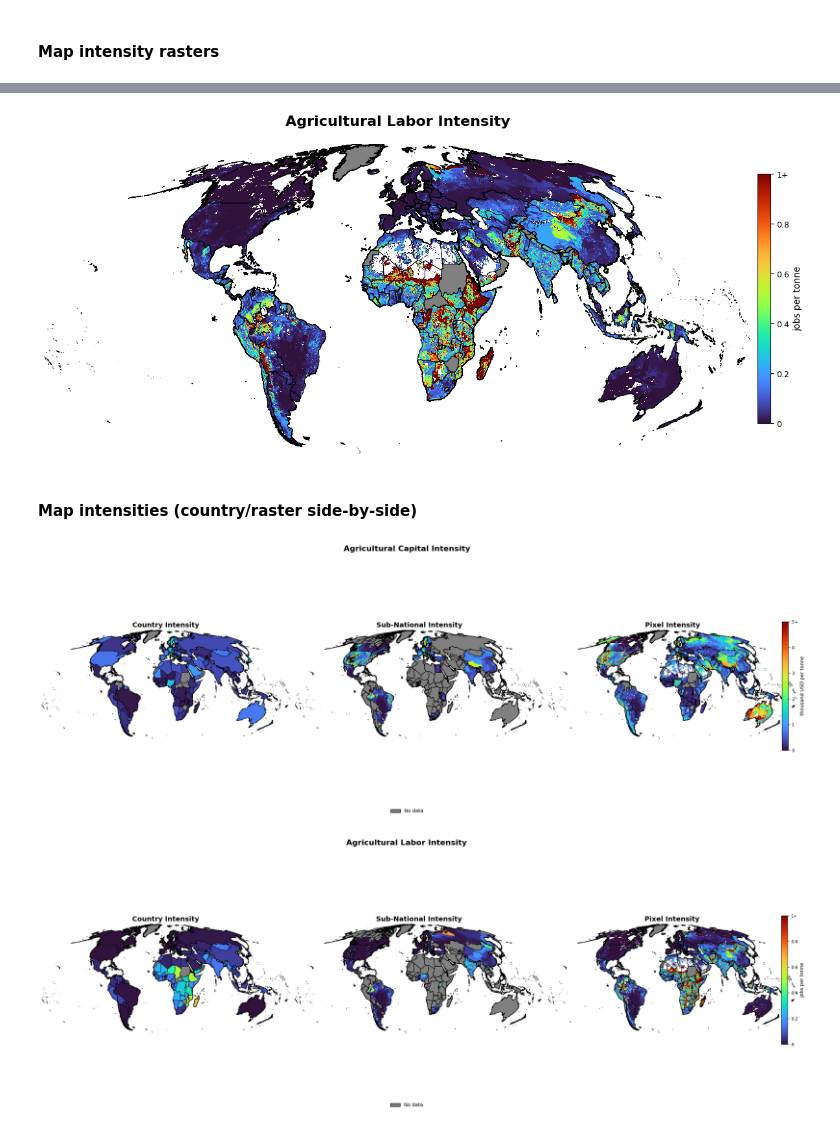
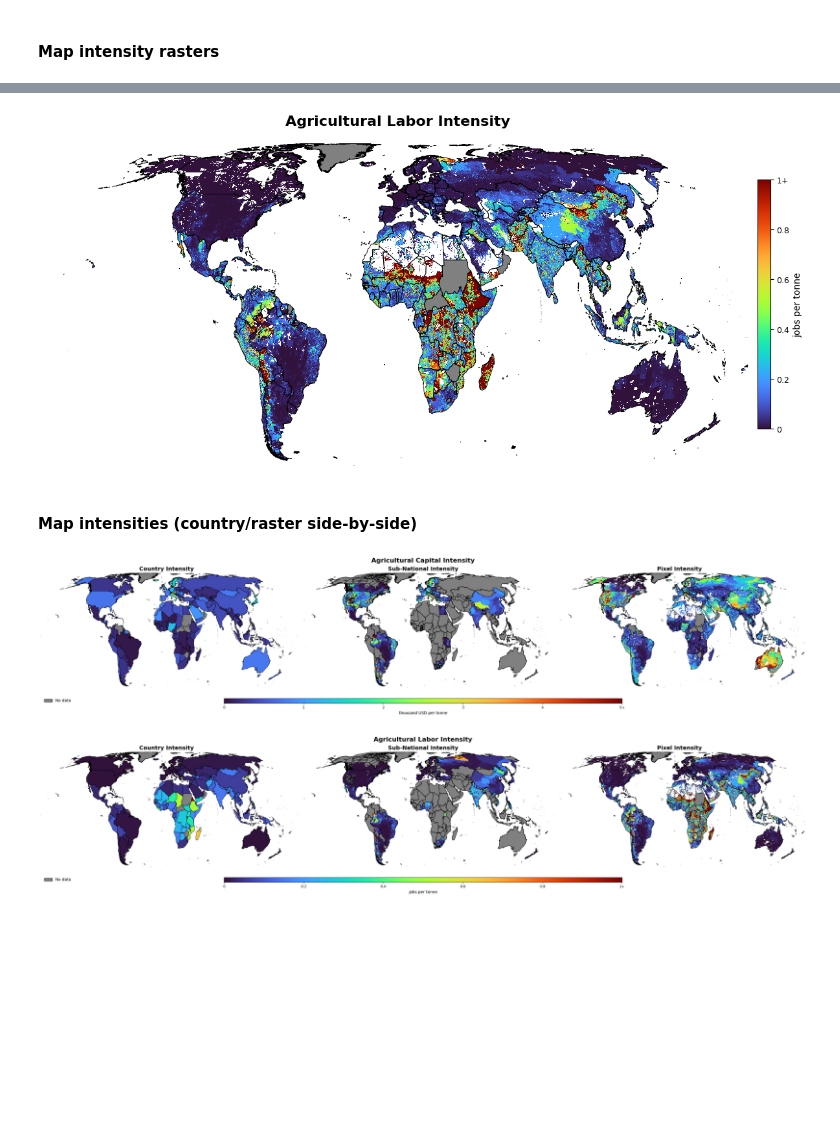
Before and after one commit to carinamani/AgDownscaling, a Jupyter notebook: 04_FIGURES/map_intensities_side_by_side.ipynb, the cells around one changed output, grey strips where cells are left out. Saved outputs shown, nothing was run; the diff lists cells and outputs as text; code cells hidden in the pictures; blank space fills up the shorter version.

```diff
--- a/04_FIGURES/map_intensities_side_by_side.ipynb
+++ b/04_FIGURES/map_intensities_side_by_side.ipynb
@@ -37,7 +37,7 @@ sub_national_labor_geo = gpd.read_file(f"{cd}/Data/Clean/Geographies/subnational
 
 # national data
 country_intensities = pd.read_csv(f"{cd}/Data/Clean/Intensities/country_intensities.csv")
-country_boundaries = gpd.read_file("/Users/carinamanitius/Documents/Data/Admin_Boundaries/gadm_410-levels.gpkg", layer='ADM_0')
+country_boundaries = gpd.read_file(f"{cd}/Data/Clean/Geographies/country_geo.shp")
 country_codes = pd.read_csv(f"{cd}/Data/Correspondence_tables/country_names.csv", encoding="cp1252")
 
 has_data = pd.read_csv(f'{cd}/Data/Correspondence_tables/has_data.csv')
@@ -47,8 +47,9 @@ fd = "/Users/carinamanitius/Library/CloudStorage/OneDrive-UniversityofVermont/Do
 # %%
 ### Data prep
 
-# align rasters to capital grid
-crs = capital_intensity.rio.crs
+target_crs = "+proj=eck4 +lon_0=0 +x_0=0 +y_0=0 +datum=WGS84 +units=m +no_defs"
+
+capital_intensity = capital_intensity.rio.reproject(target_crs)
 
 labor_intensity = labor_intensity.rio.reproject_match(capital_intensity)
 country_boundaries = country_boundaries.to_crs(capital_intensity.rio.crs)
@@ -56,7 +57,6 @@ sub_national_capital_geo = sub_national_capital_geo.to_crs(capital_intensity.rio
 sub_national_labor_geo = sub_national_labor_geo.to_crs(capital_intensity.rio.crs)
 
 # add geo to country / sub-national intensities
-country_boundaries = country_boundaries.merge(country_codes, left_on='GID_0', right_on='SHP_code', how='left')
 country_boundaries = country_boundaries.merge(country_intensities, on='ISO3', how='left')
 
 sub_national_capital = sub_national_capital_geo.merge(sub_national_capital, on='PROJ_ID', how='left')
@@ -64,7 +64,7 @@ sub_national_labor = sub_national_labor_geo.merge(sub_national_labor, on='PROJ_I
 # %%
 ##### Identify no data countries
 
-country_boundaries = country_boundaries.merge(has_data, left_on='GID_0', right_on='SHP_code', how='left')
+country_boundaries = country_boundaries.merge(has_data, on='SHP_code', how='left')
 country_boundaries['has_capital_data'] = country_boundaries['has_capital_data'].fillna(0)
 country_boundaries['has_labor_data'] = country_boundaries['has_labor_data'].fillna(0)
 # %% [markdown]
@@ -210,7 +210,7 @@ plt.show()
 
 fig.savefig(f"{fd}/{name}.png", dpi=300, bbox_inches='tight')
 # %% [output]
-[figure, old version]
+[figure, new version]
 # %% [markdown]
 #### Map intensities (country/raster side-by-side)
 # %%
@@ -222,13 +222,21 @@ def plot_intensity_side_by_side(
     Plot country-level choropleth intensity (left), sub-national choropleth
     intensity (middle), and pixel-level raster intensity (right), all on the
     same color scale. Areas/countries with missing data (per coverage_col)
-    are shown in light grey on every panel, with a single shared colorbar
-    and a 'No data' legend entry.
+    are shown in light grey on every panel, with a single shared horizontal
+    colorbar and 'No data' legend entry along the bottom.
     """
     value_plot = raster.squeeze()
+    minx, miny, maxx, maxy = country_gdf.total_bounds
 
-    fig, axes = plt.subplots(1, 3, figsize=(28, 8))
-    minx, miny, maxx, maxy = country_gdf.total_bounds
+    # --- Compute figure height from actual data aspect ratio to kill excess whitespace ---
+    data_w = maxx - minx
+    data_h = maxy - miny
+    fig_width = 28
+    panel_width = fig_width / 3
+    map_height = panel_width * (data_h / data_w)
+    fig_height = map_height + 1.4  # small buffer for title + bottom colorbar/legend row
+
+    fig, axes = plt.subplots(1, 3, figsize=(fig_width, fig_height))
 
     # --- Panel 1: country-level choropleth ---
     ax0 = axes[0]
@@ -254,9 +262,7 @@ def plot_intensity_side_by_side(
     sub_has_data = sub_national_gdf[sub_national_gdf[value_col].notna()]
     sub_no_data = sub_national_gdf[sub_national_gdf[value_col].isna()]
 
-    # grey country basemap first, so areas with no sub-national coverage show through
     country_gdf.plot(ax=ax1, facecolor=missing_color, edgecolor="black", linewidth=0.6, zorder=1)
-
     sub_no_data.plot(ax=ax1, facecolor=missing_color, edgecolor="black", linewidth=0.6, zorder=1)
 
     norm = Normalize(vmin=vmin, vmax=vmax)
@@ -299,55 +305,61 @@ def plot_intensity_side_by_side(
     ax2.set_axis_off()
     ax2.set_title("Pixel Intensity", fontsize=14, weight="bold")
 
-    fig.suptitle(title, fontsize=16, weight="bold", y=1.0)
+    fig.suptitle(title, fontsize=16, weight="bold", y=0.98)
 
-    # --- Shared colorbar (built off the raster image, same vmin/vmax as choropleths) ---
-    cbar = fig.colorbar(
-        im, ax=axes, orientation="vertical", fraction=0.02, pad=0.02, shrink=0.6
-    )
+    # --- Tighten margins so panels fill the figure ---
+    fig.subplots_adjust(left=0.02, right=0.98, top=0.90, bottom=0.16, wspace=0.02)
+
+    # --- Shared horizontal colorbar along the bottom ---
+    cbar_ax = fig.add_axes([0.25, 0.08, 0.5, 0.03])  # [left, bottom, width, height]
+    cbar = fig.colorbar(im, cax=cbar_ax, orientation="horizontal")
     cbar.set_label(cbar_label, fontsize=10)
     cbar.ax.tick_params(labelsize=9)
     cbar.set_ticks(bounds)
     cbar.set_ticklabels(labels)
 
-    # --- Missing-data legend entry ---
+    # --- Missing-data legend, same row as colorbar ---
     missing_patch = mpatches.Patch(facecolor=missing_color, edgecolor="black", label="No data")
-    fig.legend(handles=[missing_patch], loc="lower center", bbox_to_anchor=(0.5, 0.02), frameon=False)
+    fig.legend(
+        handles=[missing_patch],
+        loc="center left",
+        bbox_to_anchor=(0.02, 0.095),
+        frameon=False,
+        fontsize=10,
+    )
 
-    fig.subplots_adjust(top=0.92, bottom=0.08, wspace=0.02)
     fig.savefig(out_path, dpi=300, bbox_inches="tight", pad_inches=0.1)
     plt.show()
-
 
 # --- Capital intensity ---
 plot_intensity_side_by_side(
     raster=capital_intensity,
     country_gdf=country_boundaries,
     sub_national_gdf=sub_national_capital,
     value_col="capital_intensity_USD_per_tonne",
     coverage_col="has_capital_data",
     bounds=[0, 1000, 2000, 3000, 4000, 5000],
     labels=['0', '1', '2', '3', '4', '5+'],
     vmin=0, vmax=5000,
     title="Agricultural Capital Intensity",
     cbar_label="thousand USD per tonne",
     out_path=f"{fd}/capital_intensity_side_by_side.png",
 )
 
 # --- Labor intensity ---
 plot_intensity_side_by_side(
     raster=labor_intensity,
     country_gdf=country_boundaries,
     sub_national_gdf=sub_national_labor,
     value_col="labor_intensity_jobs_per_tonne",
     coverage_col="has_labor_data",
     bounds=[0, 0.2, 0.4, 0.6, 0.8, 1],
     labels=['0', '0.2', '0.4', '0.6', '0.8', '1+'],
     vmin=0, vmax=1,
     title="Agricultural Labor Intensity",
     cbar_label="jobs per tonne",
     out_path=f"{fd}/labor_intensity_side_by_side.png",
 )
 # %% [output]
-[figure, old version]
+[figure, new version]
-[figure, old version]
+[figure, new version]
```
Also changed, not shown: parts of 1 cell of this notebook, 6 other files.
